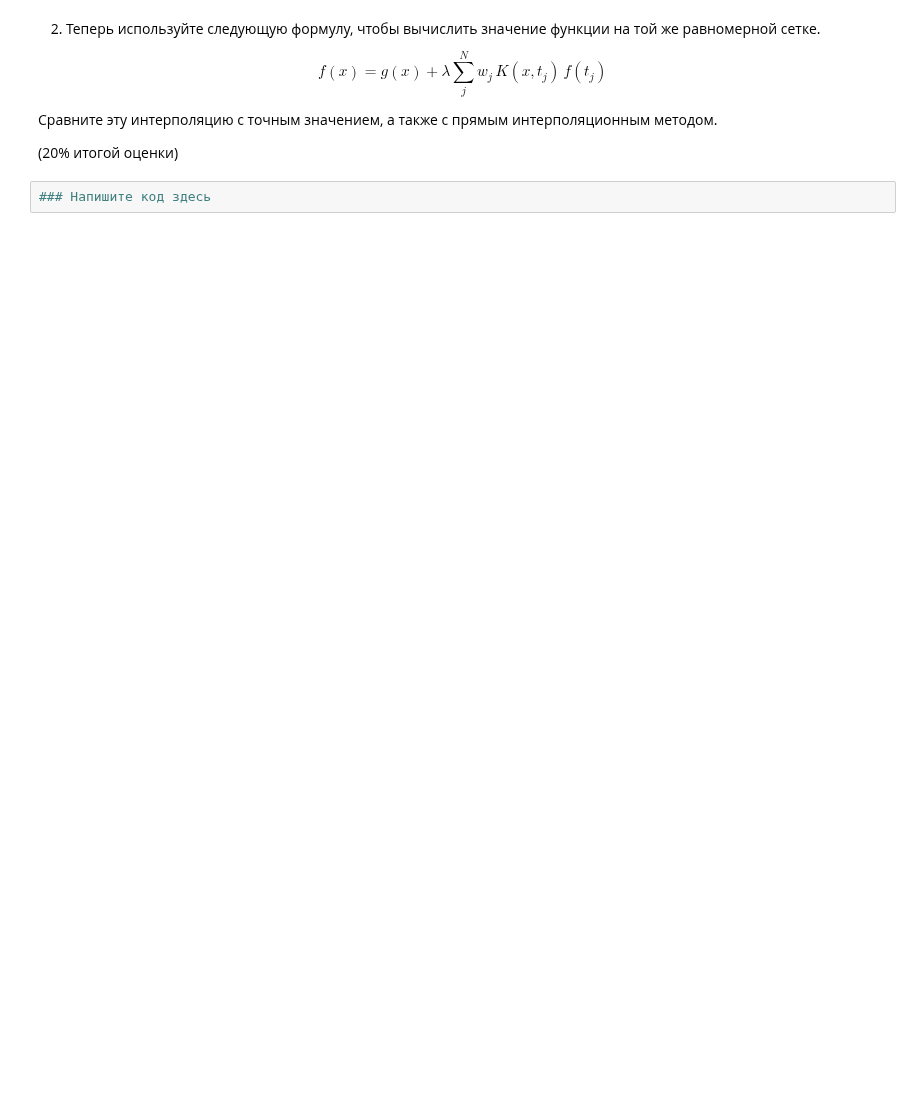
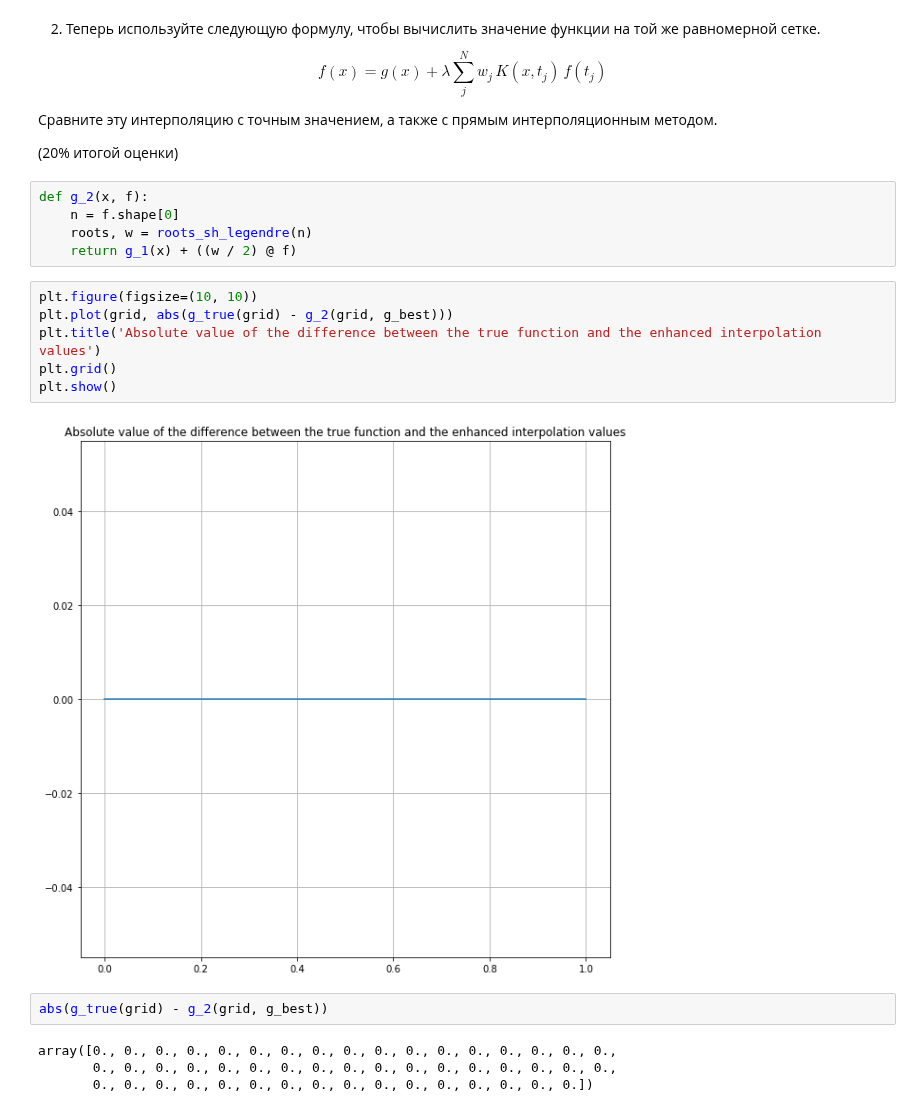
Before and after one commit to ev-br/CP2020, a Jupyter notebook: week_8_Advanced_Integrals.ipynb, the cells around one changed output. Cells and saved outputs as stored; diff of their text form; blank space fills up the shorter version.

```diff
--- a/week_8_Advanced_Integrals.ipynb
+++ b/week_8_Advanced_Integrals.ipynb
@@ -152,5 +316,22 @@ $$
 Сравните эту интерполяцию с точным значением, а также с прямым интерполяционным методом.
 
 (20% итогой оценки)
-# %%
-### Напишите код здесь
+# %%
+def g_2(x, f):
+    n = f.shape[0]
+    roots, w = roots_sh_legendre(n)
+    return g_1(x) + ((w / 2) @ f)
+# %%
+plt.figure(figsize=(10, 10))
+plt.plot(grid, abs(g_true(grid) - g_2(grid, g_best)))
+plt.title('Absolute value of the difference between the true function and the enhanced interpolation values')
+plt.grid()
+plt.show()
+# %% [output]
+[figure, added]
+# %%
+abs(g_true(grid) - g_2(grid, g_best))
+# %% [output]
+array([0., 0., 0., 0., 0., 0., 0., 0., 0., 0., 0., 0., 0., 0., 0., 0., 0.,
+       0., 0., 0., 0., 0., 0., 0., 0., 0., 0., 0., 0., 0., 0., 0., 0., 0.,
+       0., 0., 0., 0., 0., 0., 0., 0., 0., 0., 0., 0., 0., 0., 0., 0.])
```
Also changed, not shown: parts of 42 cells of this notebook, 1 other file.
